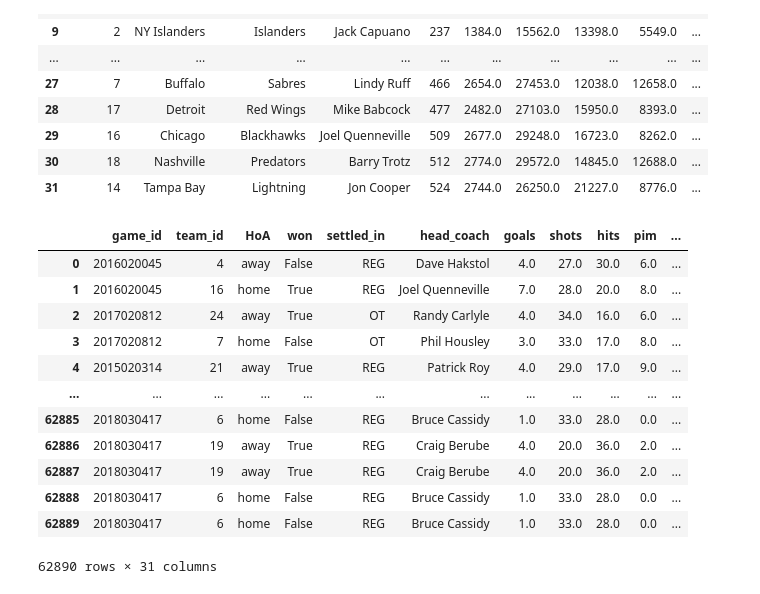
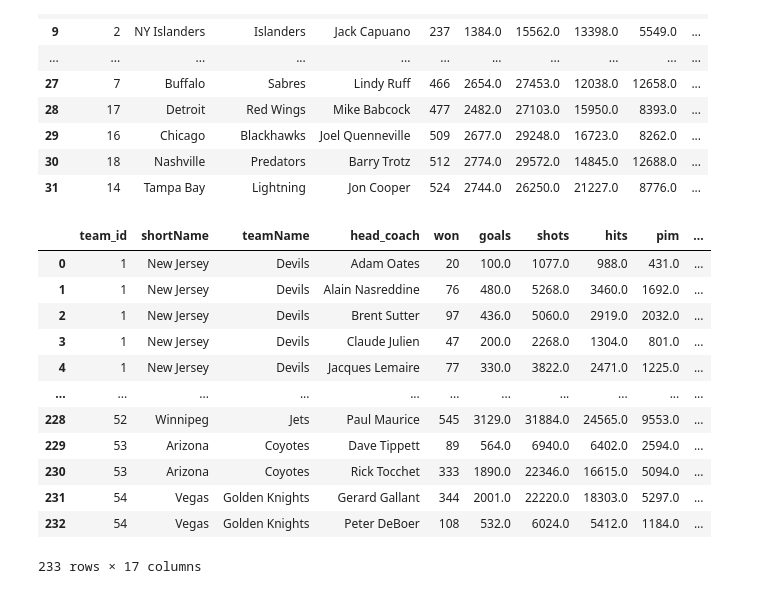
Before and after one commit to data301-2021-summer2/project-group39-project, a Jupyter notebook: analysis/Keatin/CoachesCleanUp.ipynb, the cells around one changed output. Saved outputs shown, nothing was run; the diff lists cells and outputs as text; code cells hidden in the pictures.

```diff
--- a/analysis/Keatin/CoachesCleanUp.ipynb
+++ b/analysis/Keatin/CoachesCleanUp.ipynb
@@ -156,20 +156,20 @@ Most
 | 31 | 14 | Tampa Bay | Lightning | Jon Cooper | 524 | 2744.0 | 26250.0 | 21227.0 | 8776.0 | ... |
 # %%
 w = pd.merge(game_team_stats,game, how='inner')
-p = w.groupby(['head_coach','team_id']).sum().reset_index().drop(['game_id'], axis = 'columns')
+p = w.groupby(['head_coach','team_id']).sum().reset_index().drop(['game_id', 'home_team_id','season','away_team_id','venue_time_zone_offset'], axis = 'columns')
 u = pd.merge(y,p, how='inner')
-w
+u
 # %% [output]
-|  | game_id | team_id | HoA | won | settled_in | head_coach | goals | shots | hits | pim | ... |
-| 0 | 2016020045 | 4 | away | False | REG | Dave Hakstol | 4.0 | 27.0 | 30.0 | 6.0 | ... |
-| 1 | 2016020045 | 16 | home | True | REG | Joel Quenneville | 7.0 | 28.0 | 20.0 | 8.0 | ... |
-| 2 | 2017020812 | 24 | away | True | OT | Randy Carlyle | 4.0 | 34.0 | 16.0 | 6.0 | ... |
-| 3 | 2017020812 | 7 | home | False | OT | Phil Housley | 3.0 | 33.0 | 17.0 | 8.0 | ... |
-| 4 | 2015020314 | 21 | away | True | REG | Patrick Roy | 4.0 | 29.0 | 17.0 | 9.0 | ... |
-| ... | ... | ... | ... | ... | ... | ... | ... | ... | ... | ... | ... |
-| 62885 | 2018030417 | 6 | home | False | REG | Bruce Cassidy | 1.0 | 33.0 | 28.0 | 0.0 | ... |
-| 62886 | 2018030417 | 19 | away | True | REG | Craig Berube | 4.0 | 20.0 | 36.0 | 2.0 | ... |
-| 62887 | 2018030417 | 19 | away | True | REG | Craig Berube | 4.0 | 20.0 | 36.0 | 2.0 | ... |
-| 62888 | 2018030417 | 6 | home | False | REG | Bruce Cassidy | 1.0 | 33.0 | 28.0 | 0.0 | ... |
-| 62889 | 2018030417 | 6 | home | False | REG | Bruce Cassidy | 1.0 | 33.0 | 28.0 | 0.0 | ... |
+|  | team_id | shortName | teamName | head_coach | won | goals | shots | hits | pim | ... |
+| 0 | 1 | New Jersey | Devils | Adam Oates | 20 | 100.0 | 1077.0 | 988.0 | 431.0 | ... |
+| 1 | 1 | New Jersey | Devils | Alain Nasreddine | 76 | 480.0 | 5268.0 | 3460.0 | 1692.0 | ... |
+| 2 | 1 | New Jersey | Devils | Brent Sutter | 97 | 436.0 | 5060.0 | 2919.0 | 2032.0 | ... |
+| 3 | 1 | New Jersey | Devils | Claude Julien | 47 | 200.0 | 2268.0 | 1304.0 | 801.0 | ... |
+| 4 | 1 | New Jersey | Devils | Jacques Lemaire | 77 | 330.0 | 3822.0 | 2471.0 | 1225.0 | ... |
+| ... | ... | ... | ... | ... | ... | ... | ... | ... | ... | ... |
+| 228 | 52 | Winnipeg | Jets | Paul Maurice | 545 | 3129.0 | 31884.0 | 24565.0 | 9553.0 | ... |
+| 229 | 53 | Arizona | Coyotes | Dave Tippett | 89 | 564.0 | 6940.0 | 6402.0 | 2594.0 | ... |
+| 230 | 53 | Arizona | Coyotes | Rick Tocchet | 333 | 1890.0 | 22346.0 | 16615.0 | 5094.0 | ... |
+| 231 | 54 | Vegas | Golden Knights | Gerard Gallant | 344 | 2001.0 | 22220.0 | 18303.0 | 5297.0 | ... |
+| 232 | 54 | Vegas | Golden Knights | Peter DeBoer | 108 | 532.0 | 6024.0 | 5412.0 | 1184.0 | ... |
-62890 rows × 31 columns
+233 rows × 17 columns
```
Also changed, not shown: parts of 1 cell of this notebook, 1 other file.
